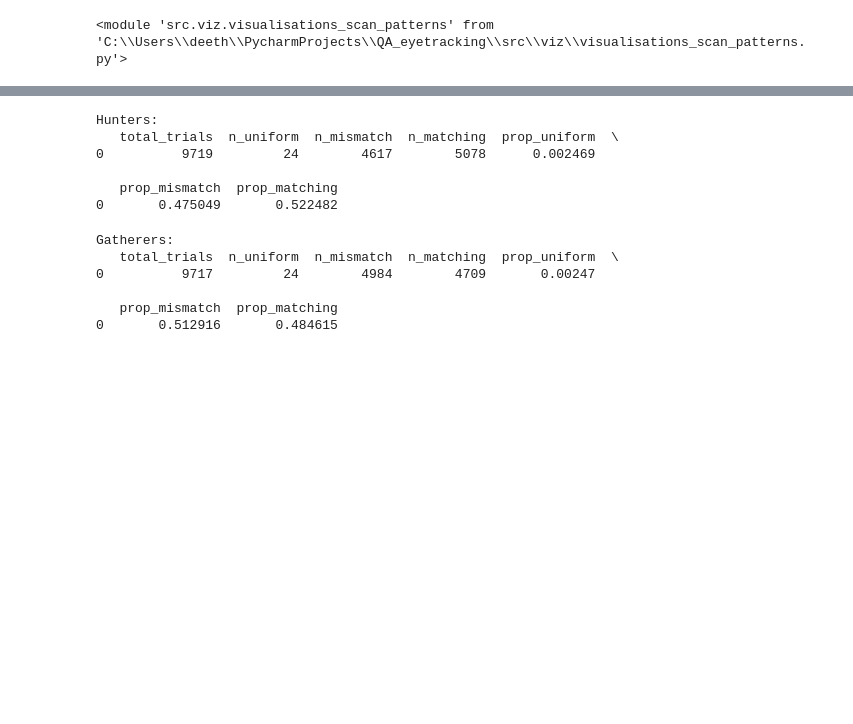
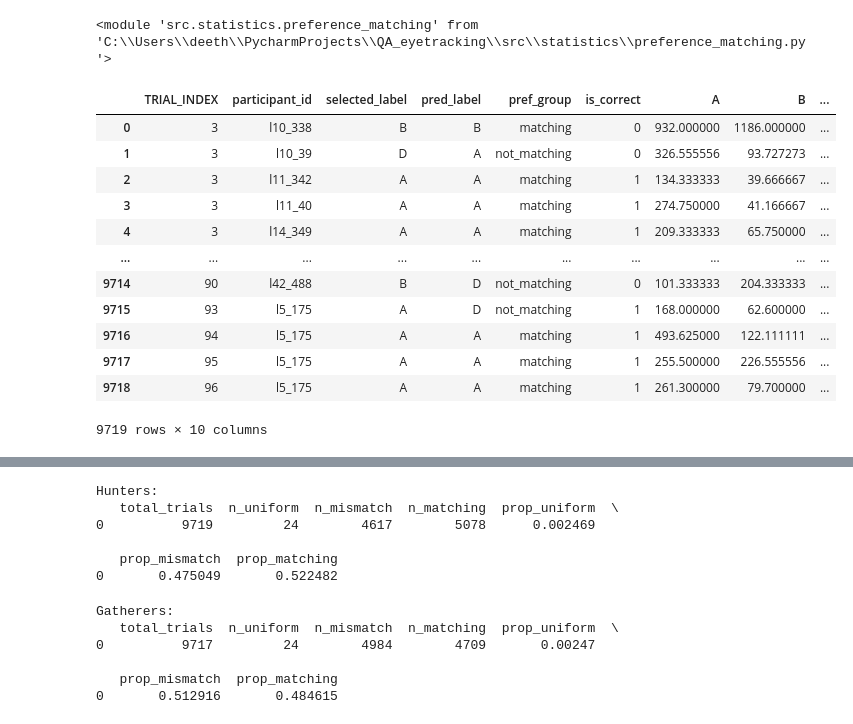
Before and after one commit to Mormorfor/QA_eyetracking, a Jupyter notebook: notebooks/participant_interest_uniformity.ipynb, the cells around one changed output, grey strips where cells are left out. Cells and saved outputs as stored; diff of their text form; code cells hidden in the pictures; blank space fills up the shorter version.

```diff
--- a/notebooks/participant_interest_uniformity.ipynb
+++ b/notebooks/participant_interest_uniformity.ipynb
@@ -3,13 +3,38 @@ import pandas as pd
 from importlib import reload
 
 from src import constants as C
-from src.statistics import participant_scan_patterns as P
+from archive.matching_mess import participant_scan_patterns as P
 from src.viz import visualisations_scan_patterns as PV
+from src.statistics import preference_matching as PM
+from src.viz import visualisations as V
 
 reload(P)
 reload(PV)
+reload(PM)
 # %% [output]
-<module 'src.viz.visualisations_scan_patterns' from 'C:\\Users\\deeth\\PycharmProjects\\QA_eyetracking\\src\\viz\\visualisations_scan_patterns.py'>
+<module 'src.statistics.preference_matching' from 'C:\\Users\\deeth\\PycharmProjects\\QA_eyetracking\\src\\statistics\\preference_matching.py'>
 # %%
 hunters = pd.read_csv("../data/hunters.csv")
 gatherers = pd.read_csv("../data/gatherers.csv")
+# %%
+trial_pref_dwell = PM.compute_trial_matching(
+    hunters,
+    metric_col=C.MEAN_DWELL_TIME,
+    direction="high",
+    extreme_mode="polarity",
+)
+trial_pref_dwell
+# %% [output]
+|  | TRIAL_INDEX | participant_id | selected_label | pred_label | pref_group | is_correct | A | B | ... |
+| 0 | 3 | l10_338 | B | B | matching | 0 | 932.000000 | 1186.000000 | ... |
+| 1 | 3 | l10_39 | D | A | not_matching | 0 | 326.555556 | 93.727273 | ... |
+| 2 | 3 | l11_342 | A | A | matching | 1 | 134.333333 | 39.666667 | ... |
+| 3 | 3 | l11_40 | A | A | matching | 1 | 274.750000 | 41.166667 | ... |
+| 4 | 3 | l14_349 | A | A | matching | 1 | 209.333333 | 65.750000 | ... |
+| ... | ... | ... | ... | ... | ... | ... | ... | ... | ... |
+| 9714 | 90 | l42_488 | B | D | not_matching | 0 | 101.333333 | 204.333333 | ... |
+| 9715 | 93 | l5_175 | A | D | not_matching | 1 | 168.000000 | 62.600000 | ... |
+| 9716 | 94 | l5_175 | A | A | matching | 1 | 493.625000 | 122.111111 | ... |
+| 9717 | 95 | l5_175 | A | A | matching | 1 | 255.500000 | 226.555556 | ... |
+| 9718 | 96 | l5_175 | A | A | matching | 1 | 261.300000 | 79.700000 | ... |
+9719 rows × 10 columns
```
Also changed, not shown: parts of 9 cells of this notebook, 38 other files.
